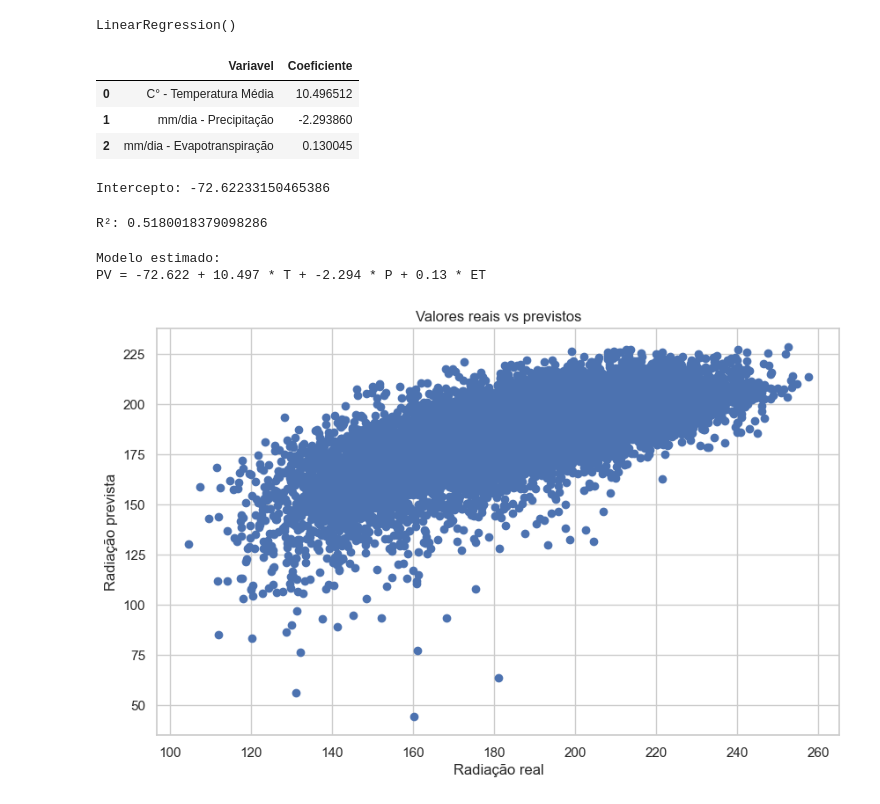
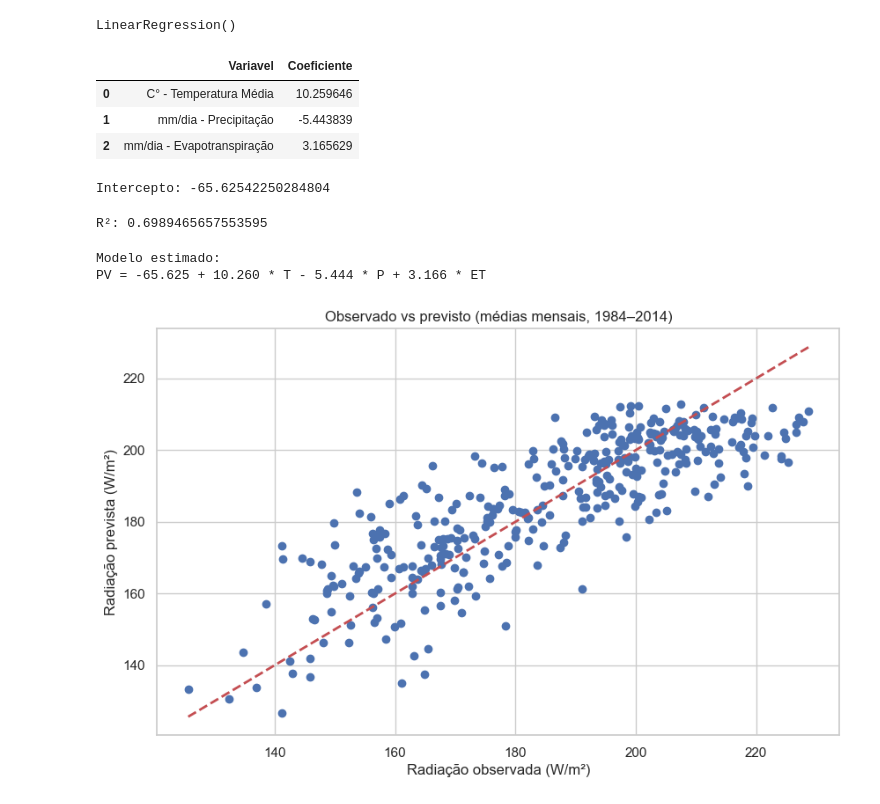
Before and after one commit to gabriellopes-eng/climate_analysis, a Jupyter notebook: climate_analysis/notebooks/05_modelagem_potencial_fotovoltaico.ipynb, the cells around one changed output. Drawn from its saved outputs; the diff is of its cells as text; code cells hidden in the pictures.

```diff
--- a/climate_analysis/notebooks/05_modelagem_potencial_fotovoltaico.ipynb
+++ b/climate_analysis/notebooks/05_modelagem_potencial_fotovoltaico.ipynb
@@ -52,3 +45,23 @@ dados_modelo = dados[[
+# %%
+# Organização dos dados (médias mensais) — conforme roteiro da professora
+# Obs.: PV não está disponível no banco; usamos Radiação como proxy do potencial fotovoltaico.
+dados["Data"] = pd.to_datetime(dados["Data"])
+dados["Ano"] = dados["Data"].dt.year
+dados["Mes"] = dados["Data"].dt.month
+
+colunas_modelo = [
+    "W/m² - Radiação",
+    "C° - Temperatura Média",
+    "mm/dia - Precipitação",
+    "mm/dia - Evapotranspiração",
+]
+
+dados_mensal = (
+    dados.groupby(["Ano", "Mes"], as_index=False)[colunas_modelo]
+    .mean()
+ )
+
+dados_modelo = dados_mensal[colunas_modelo]
 # %%
 dados_modelo.head()
 # %% [output]
@@ -107,46 +120,48 @@ coeficientes = pd.DataFrame({
 coeficientes
 # %% [output]
 |  | Variavel | Coeficiente |
-| 0 | C° - Temperatura Média | 10.496512 |
-| 1 | mm/dia - Precipitação | -2.293860 |
-| 2 | mm/dia - Evapotranspiração | 0.130045 |
+| 0 | C° - Temperatura Média | 10.259646 |
+| 1 | mm/dia - Precipitação | -5.443839 |
+| 2 | mm/dia - Evapotranspiração | 3.165629 |
 # %%
 intercepto = modelo_multiplo.intercept_
 
 print("Intercepto:", intercepto)
 # %% [output]
-Intercepto: -72.62233150465386
+Intercepto: -65.62542250284804
 # %%
 r2 = modelo_multiplo.score(X, y)
 
 print("R²:", r2)
 # %% [output]
-R²: 0.5180018379098286
+R²: 0.6989465657553595
-# %%
-print("Modelo estimado:")
-
-print(
-    "PV =",
-    round(intercepto, 3),
-    "+",
-    round(modelo_multiplo.coef_[0], 3), "* T",
-    "+",
-    round(modelo_multiplo.coef_[1], 3), "* P",
-    "+",
-    round(modelo_multiplo.coef_[2], 3), "* ET"
-)
-# %% [output]
-Modelo estimado:
-PV = -72.622 + 10.497 * T + -2.294 * P + 0.13 * ET
+# %%
+print("Modelo estimado:")
+
+coef_T, coef_P, coef_ET = modelo_multiplo.coef_
+
+def fmt_signed(valor: float) -> str:
+    return f"+ {abs(valor):.3f}" if valor >= 0 else f"- {abs(valor):.3f}"
+
+print(
+    f"PV = {intercepto:.3f} {fmt_signed(coef_T)} * T {fmt_signed(coef_P)} * P {fmt_signed(coef_ET)} * ET"
+ )
+# %% [output]
+Modelo estimado:
+PV = -65.625 + 10.260 * T - 5.444 * P + 3.166 * ET
 # %%
 y_pred = modelo_multiplo.predict(X)
 
 plt.scatter(y, y_pred)
 
-plt.xlabel("Radiação real")
-plt.ylabel("Radiação prevista")
-plt.title("Valores reais vs previstos")
+min_val = min(y.min(), y_pred.min())
+max_val = max(y.max(), y_pred.max())
+plt.plot([min_val, max_val], [min_val, max_val], "r--", linewidth=2)
+
+plt.xlabel("Radiação observada (W/m²)")
+plt.ylabel("Radiação prevista (W/m²)")
+plt.title("Observado vs previsto (médias mensais, 1984–2014)")
 
 plt.show()
 # %% [output]
-[figure, old version]
+[figure, new version]
```
Also changed, not shown: parts of 8 cells of this notebook, 3 other files.
